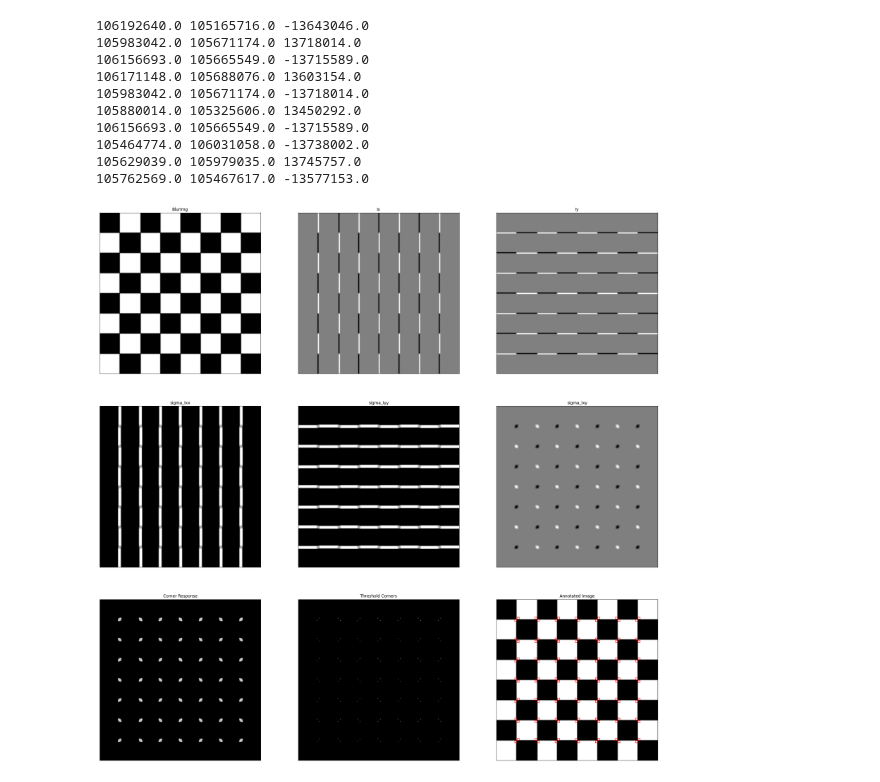
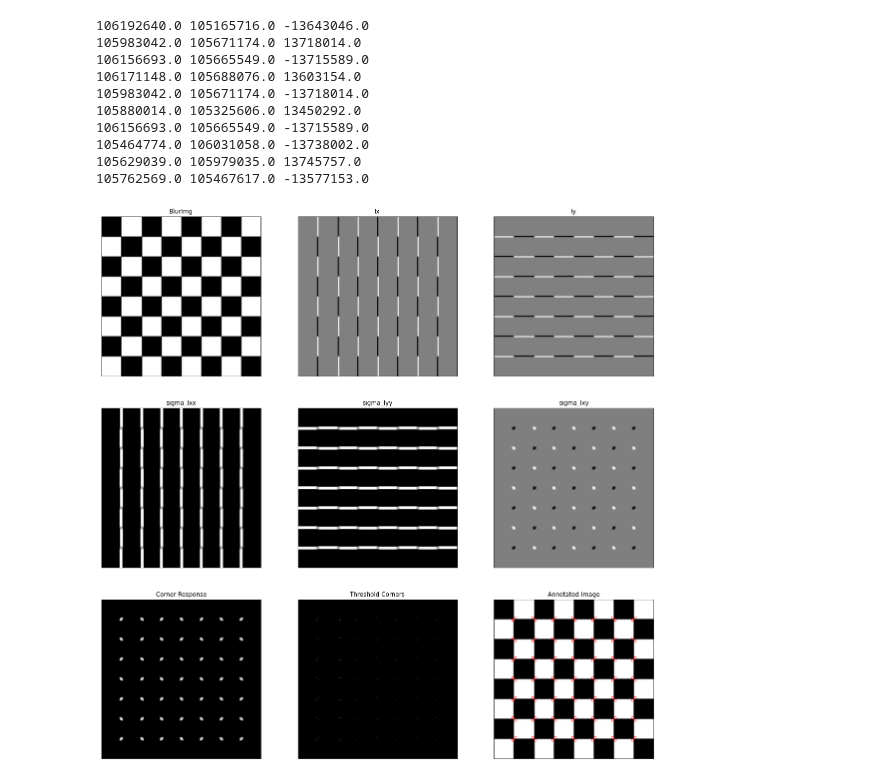
Before and after one commit to bimalka98/Computer-Vision-and-Image-Processing, a Jupyter notebook: Applications/Corner Detection CRF.ipynb, the cells around one changed output. Saved outputs shown, nothing was run; the diff lists cells and outputs as text; code cells hidden in the pictures.

```diff
--- a/Applications/Corner Detection CRF.ipynb
+++ b/Applications/Corner Detection CRF.ipynb
@@ -85,26 +87,26 @@ for i in range(10):
 # %%
 # Place rectangles at the corners
 annotatedImg = cv.cvtColor(img, cv.COLOR_GRAY2RGB)
 offset = 2
 for i in cornerList:
     x1 = i[0] - offset
     y1 = i[1] - offset
     x2 = i[0] + offset + 1
     y2 = i[1] + offset + 1
     annotatedImg = cv.rectangle(annotatedImg, (x1,y1), (x2,y2), [255,0,0], 1)
 
 # Plotting
-fig, axes  = plt.subplots(3,3, sharex='all', sharey='all', figsize=(30,30))
+fig, axes  = plt.subplots(3,3, sharex='all', sharey='all', figsize=(20,20))
 img_dict = {'BlurImg':img, 'Ix':Ix, 'Iy':Iy,
             'sigma_Ixx':sigma_Ixx, 'sigma_Iyy':sigma_Iyy,'sigma_Ixy':sigma_Ixy,
             'Corner Response':CornerResponse, 'Threshold Corners':thrshldCorners,'Annotated Image':annotatedImg}
 i =0
 for key in img_dict.keys():
     plt.subplot(3,3,i+1),plt.imshow(img_dict[key], cmap='gray')#, vmin = 0, vmax = 255)
     plt.title(key),plt.xticks([]),plt.yticks([])
     i+=1
 
 plt.show()
 #plt.savefig('Corner Detection.eps')
 # %% [output]
-[figure, old version]
+[figure, new version]
```
Also changed, not shown: parts of 4 cells of this notebook, 7 other files.
